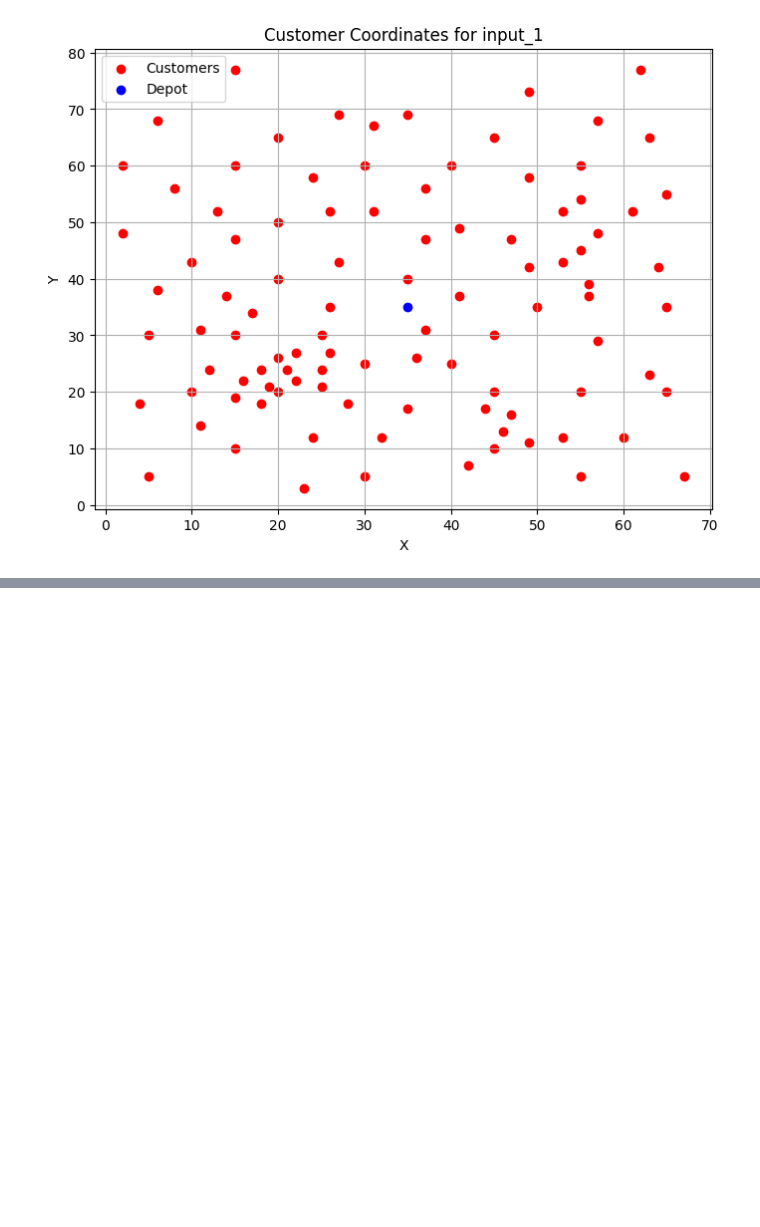
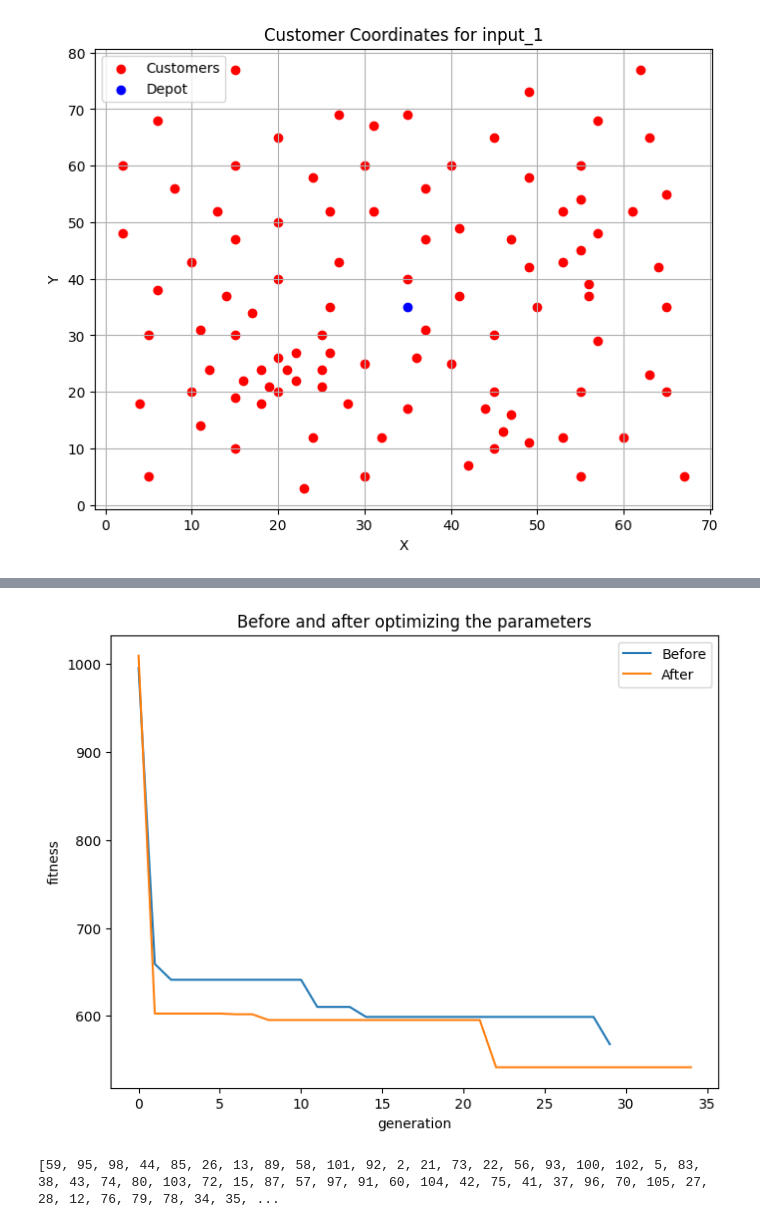
Before and after one commit to StefanJevtic63/Vehicle-Routing-Problem, a Jupyter notebook: vrptw.ipynb, the cells around one changed output, grey strips where cells are left out. Cells and saved outputs as stored; diff of their text form; code cells hidden in the pictures; blank space fills up the shorter version.

```diff
--- a/vrptw.ipynb
+++ b/vrptw.ipynb
@@ -1054,15 +1111,15 @@ plot_best_solution(ga_brbac, "Best Solution Routes BRBAC")
 def best_solution_evolution(solutions, title, info):
     plt.figure(figsize=(8, 6))
     y_points = [[] for _ in range(len(solutions))]
-    i = 0
-    for solution in solutions:
+
+    for i, solution in enumerate(solutions):
         y_points[i] = [x.fitness for x in solution]
-        i+=1
 
-    for i,y in enumerate(y_points):
+    for i ,y in enumerate(y_points):
         plt.plot(np.array(y), label = info[i])
+
     plt.title(title)
     plt.ylabel("fitness")
     plt.xlabel("generation")
-    plt.legend()
+    plt.legend(info)
     plt.show()
@@ -1074,0 +1126,14 @@ ga_order_crossover.solution
+# %%
+best_solution_evolution([best_solutions_all_comb, best_solutions_opt],
+                        "Before and after optimizing the parameters",
+                        ["Before", "After"])
+# %% [output]
+[figure, added]
+# %%
+best_solution = []
+for x in best_solutions_all_comb[-1].solution:
+    best_solution.append(x)
+
+print(best_solution)
+# %% [output]
+[59, 95, 98, 44, 85, 26, 13, 89, 58, 101, 92, 2, 21, 73, 22, 56, 93, 100, 102, 5, 83, 38, 43, 74, 80, 103, 72, 15, 87, 57, 97, 91, 60, 104, 42, 75, 41, 37, 96, 70, 105, 27, 28, 12, 76, 79, 78, 34, 35, ...
```
Also changed, not shown: parts of 26 cells of this notebook.
